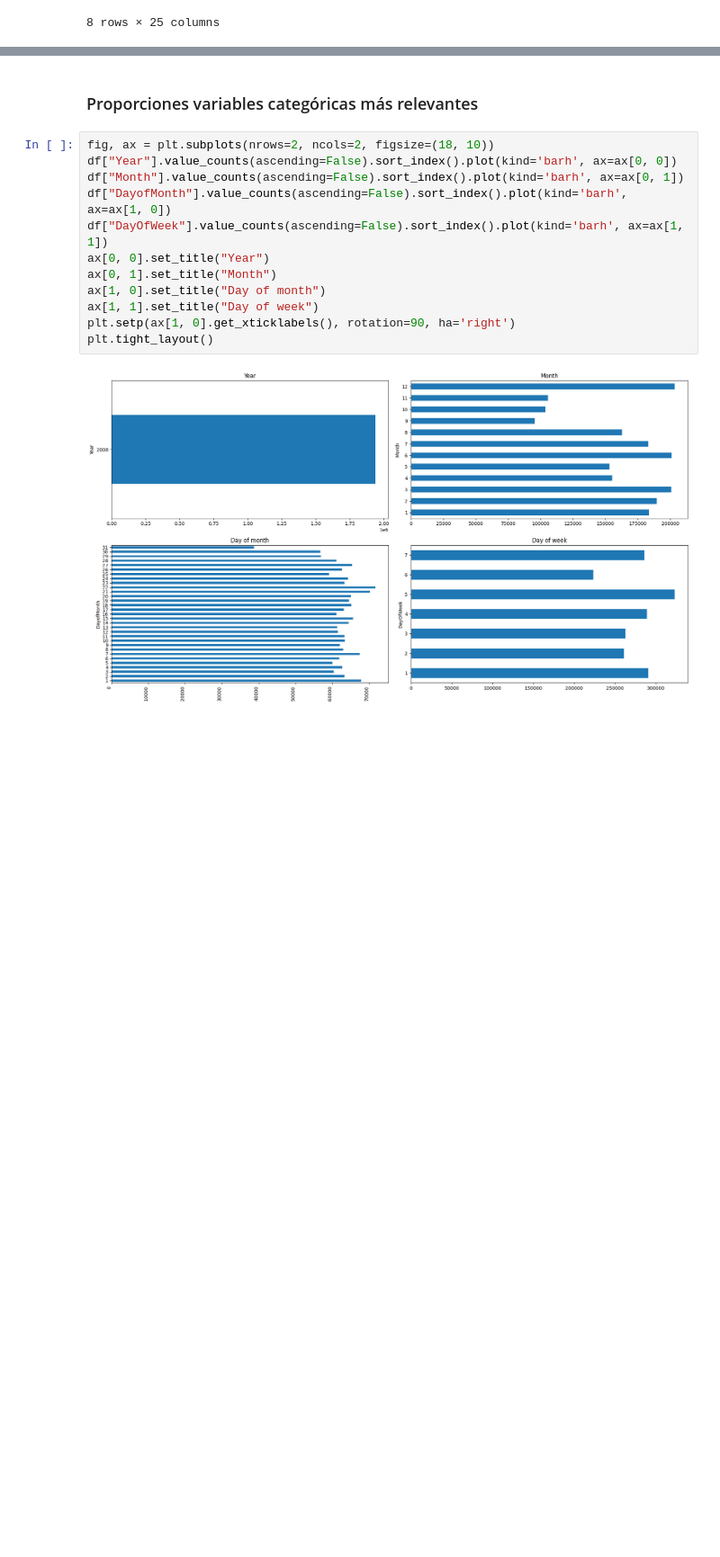
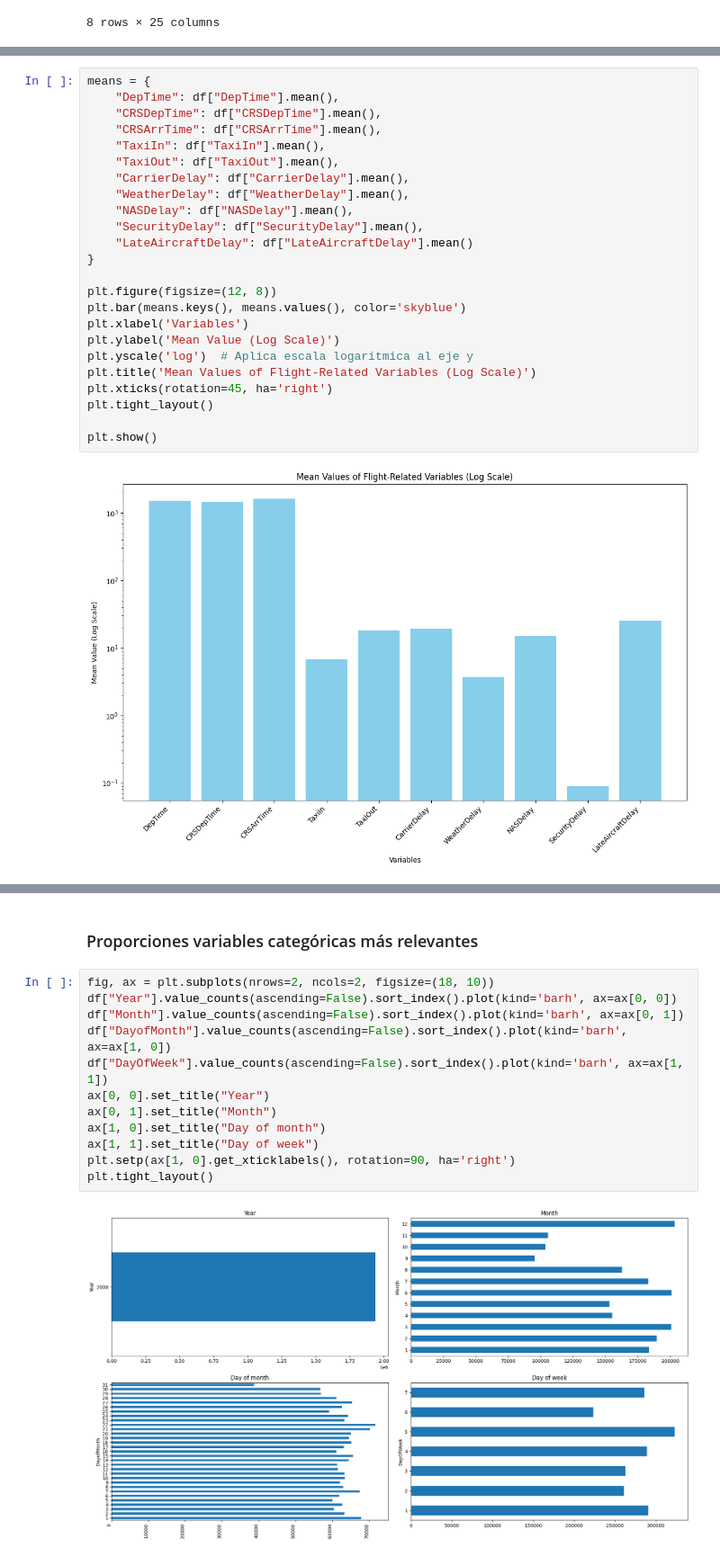
Before and after one commit to gabalvarezmc/AnalisisDatos_T1, a Jupyter notebook: 01_Analisis_exploratorio.ipynb, the cells around one changed output, grey strips where cells are left out. Shown: that part at 90% size. Drawn from its saved outputs; the diff is of its cells as text; blank space fills up the shorter version.

```diff
--- a/01_Analisis_exploratorio.ipynb
+++ b/01_Analisis_exploratorio.ipynb
@@ -185,0 +190,26 @@ plt.tight_layout()
+# %%
+means = {
+    "DepTime": df["DepTime"].mean(),
+    "CRSDepTime": df["CRSDepTime"].mean(),
+    "CRSArrTime": df["CRSArrTime"].mean(),
+    "TaxiIn": df["TaxiIn"].mean(),
+    "TaxiOut": df["TaxiOut"].mean(),
+    "CarrierDelay": df["CarrierDelay"].mean(),
+    "WeatherDelay": df["WeatherDelay"].mean(),
+    "NASDelay": df["NASDelay"].mean(),
+    "SecurityDelay": df["SecurityDelay"].mean(),
+    "LateAircraftDelay": df["LateAircraftDelay"].mean()
+}
+
+plt.figure(figsize=(12, 8))
+plt.bar(means.keys(), means.values(), color='skyblue')
+plt.xlabel('Variables')
+plt.ylabel('Mean Value (Log Scale)')
+plt.yscale('log')  # Aplica escala logarítmica al eje y
+plt.title('Mean Values of Flight-Related Variables (Log Scale)')
+plt.xticks(rotation=45, ha='right')
+plt.tight_layout()
+
+plt.show()
+# %% [output]
+[figure, added]
```
Also changed, not shown: parts of 7 cells of this notebook, 1 other file.
